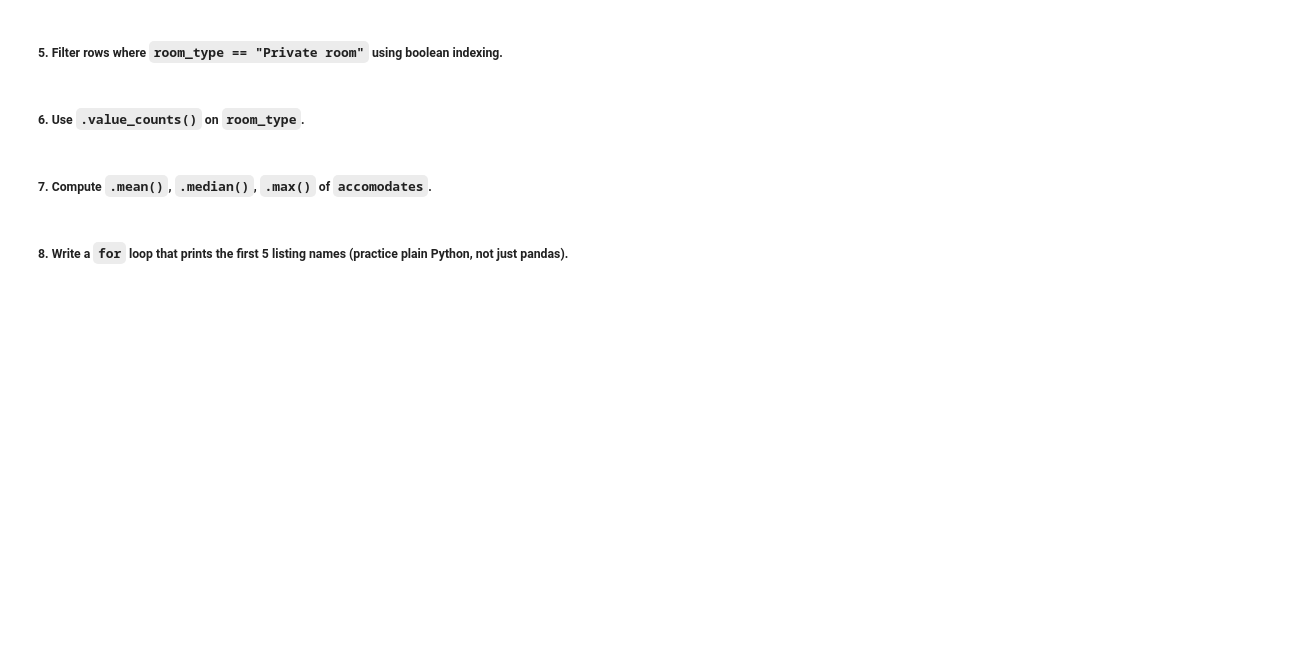
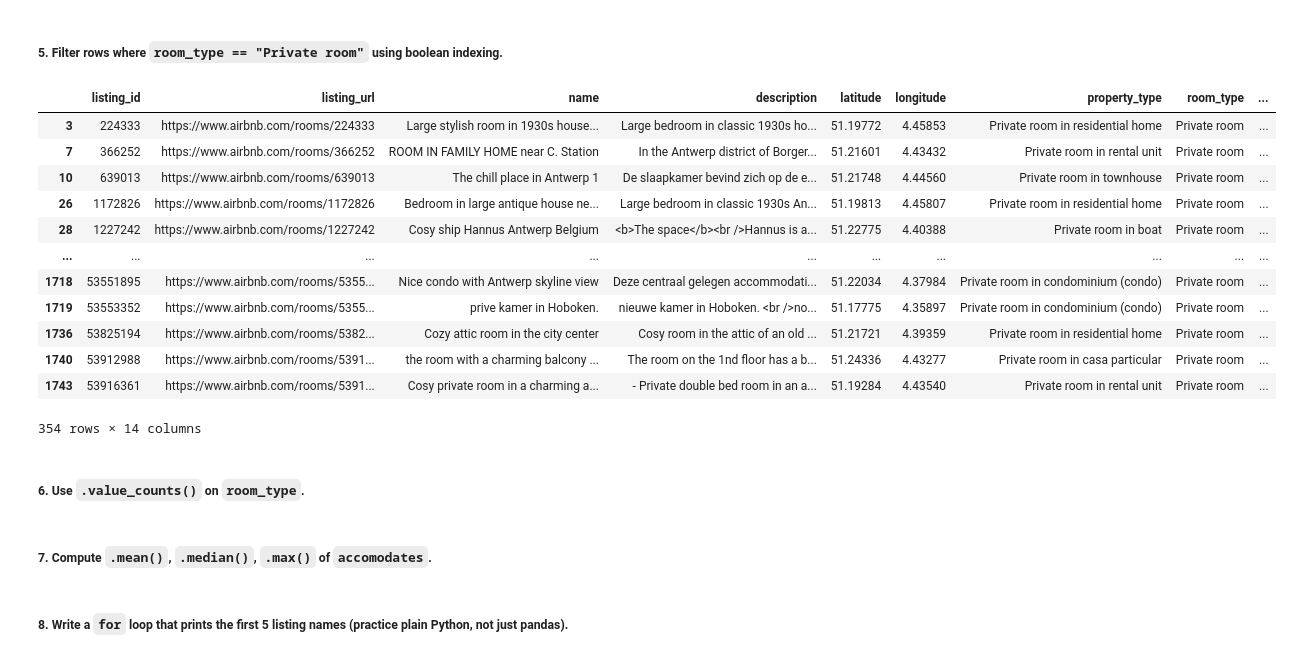
Before and after one commit to shiva3994/Practice, a Jupyter notebook: Daily Python/L_Airbnb_Listings.ipynb, the cells around one changed output. Cells and saved outputs as stored; diff of their text form; code cells hidden in the pictures; blank space fills up the shorter version.

```diff
--- a/Daily Python/L_Airbnb_Listings.ipynb
+++ b/Daily Python/L_Airbnb_Listings.ipynb
@@ -31,5 +87,21 @@ Shape of the dataset is (1749, 14)
 # %% [markdown]
 ##### 5. Filter rows where `room_type == "Private room"` using boolean indexing.
+# %%
+df[df['room_type'] == 'Private room']
+# %% [output]
+|  | listing_id | listing_url | name | description | latitude | longitude | property_type | room_type | ... |
+| 3 | 224333 | https://www.airbnb.com/rooms/224333 | Large stylish room in 1930s house... | Large bedroom in classic 1930s ho... | 51.19772 | 4.45853 | Private room in residential home | Private room | ... |
+| 7 | 366252 | https://www.airbnb.com/rooms/366252 | ROOM IN FAMILY HOME near C. Station | In the Antwerp district of Borger... | 51.21601 | 4.43432 | Private room in rental unit | Private room | ... |
+| 10 | 639013 | https://www.airbnb.com/rooms/639013 | The chill place in Antwerp 1 | De slaapkamer bevind zich op de e... | 51.21748 | 4.44560 | Private room in townhouse | Private room | ... |
+| 26 | 1172826 | https://www.airbnb.com/rooms/1172826 | Bedroom in large antique house ne... | Large bedroom in classic 1930s An... | 51.19813 | 4.45807 | Private room in residential home | Private room | ... |
+| 28 | 1227242 | https://www.airbnb.com/rooms/1227242 | Cosy ship Hannus Antwerp Belgium | <b>The space</b><br />Hannus is a... | 51.22775 | 4.40388 | Private room in boat | Private room | ... |
+| ... | ... | ... | ... | ... | ... | ... | ... | ... | ... |
+| 1718 | 53551895 | https://www.airbnb.com/rooms/5355... | Nice condo with Antwerp skyline view | Deze centraal gelegen accommodati... | 51.22034 | 4.37984 | Private room in condominium (condo) | Private room | ... |
+| 1719 | 53553352 | https://www.airbnb.com/rooms/5355... | prive kamer in Hoboken. | nieuwe kamer in Hoboken. <br />no... | 51.17775 | 4.35897 | Private room in condominium (condo) | Private room | ... |
+| 1736 | 53825194 | https://www.airbnb.com/rooms/5382... | Cozy attic room in the city center | Cosy room in the attic of an old ... | 51.21721 | 4.39359 | Private room in residential home | Private room | ... |
+| 1740 | 53912988 | https://www.airbnb.com/rooms/5391... | the room with a charming balcony ... | The room on the 1nd floor has a b... | 51.24336 | 4.43277 | Private room in casa particular | Private room | ... |
+| 1743 | 53916361 | https://www.airbnb.com/rooms/5391... | Cosy private room in a charming a... | - Private double bed room in an a... | 51.19284 | 4.43540 | Private room in rental unit | Private room | ... |
+354 rows × 14 columns
 # %% [markdown]
 ##### 6. Use `.value_counts()` on `room_type`.
 # %% [markdown]
```
Also changed, not shown: parts of 5 cells of this notebook.
